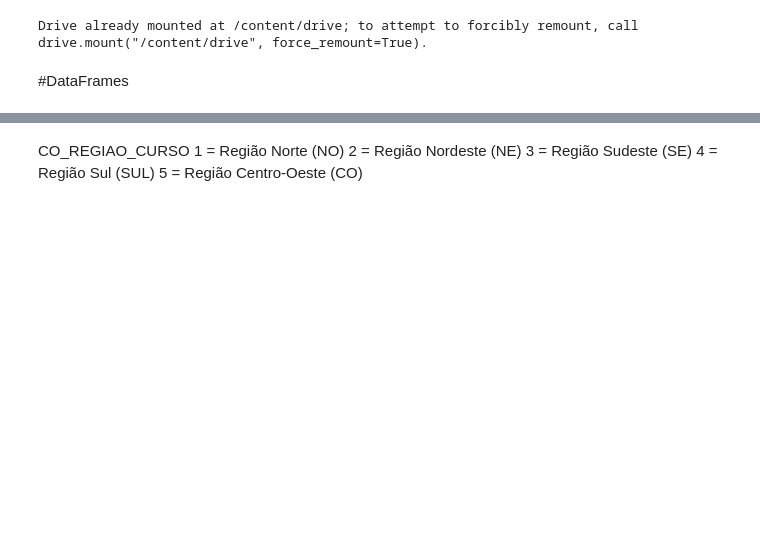
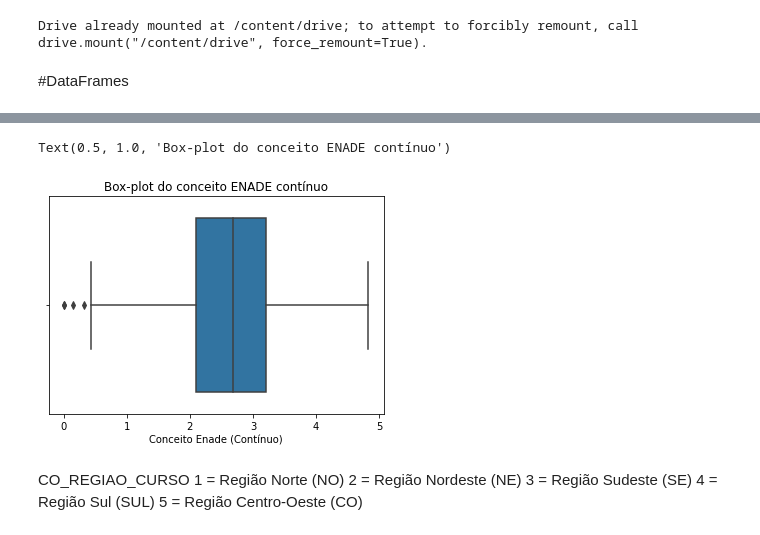
Before and after one commit to franklinperseuDS/TrabalhoModulo03, a Jupyter notebook: trabalhoEstatistica.ipynb, the cells around one changed output, grey strips where cells are left out. Cells and saved outputs as stored; diff of their text form; code cells hidden in the pictures; blank space fills up the shorter version.

```diff
--- a/trabalhoEstatistica.ipynb
+++ b/trabalhoEstatistica.ipynb
@@ -57,3 +137,8 @@ Index(['DS_VT_ACE_OFG', 'DS_VT_ESC_OCE', 'DS_VT_ACE_OCE', 'TP_PRES',
+# %%
+se.boxplot(dfMedicinaC['Conceito Enade (Contínuo)']).set_title('Gráfico Box-plot do conceito ENADE contínuo de Medicina')
+# %% [output]
+Text(0.5, 1.0, 'Box-plot do conceito ENADE contínuo')
+[figure, added]
 # %% [markdown]
 CO_REGIAO_CURSO
 1 = Região Norte (NO)
```
Also changed, not shown: parts of 38 cells of this notebook.
